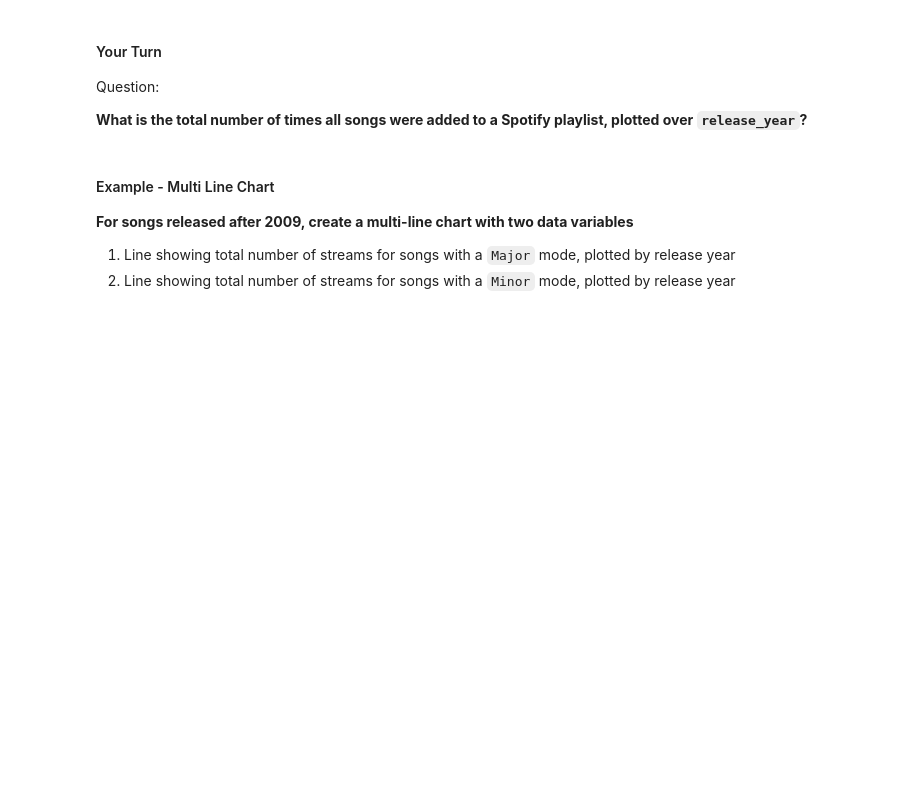
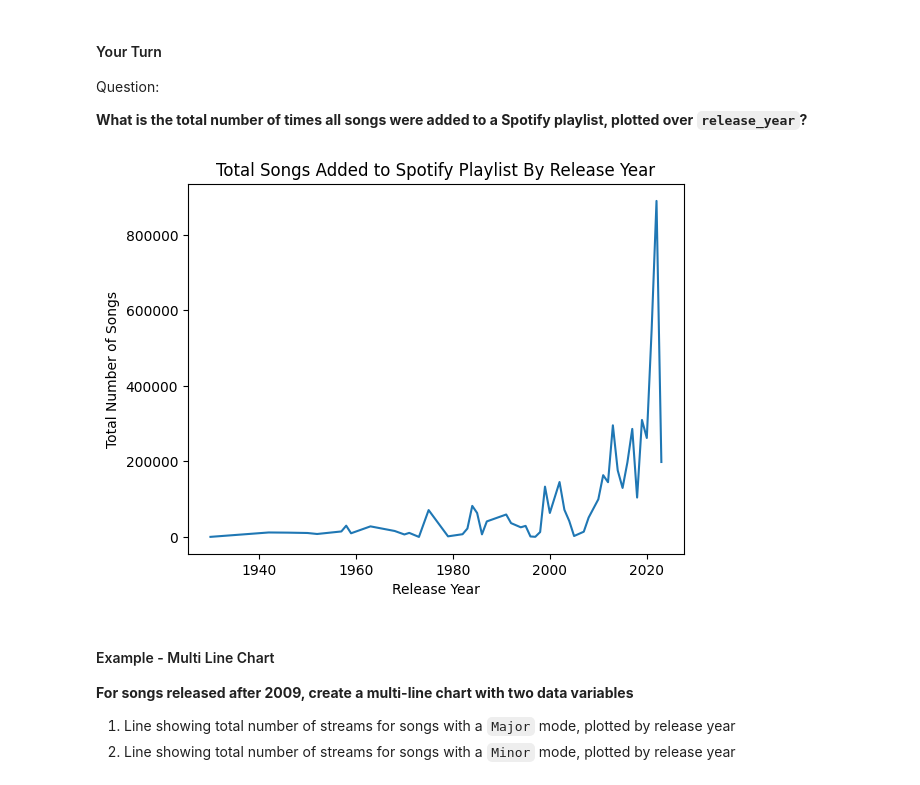
Before and after one commit to ornelagolloshi25/data-analysis-projects-class-19-and-20, a Jupyter notebook: class-19/exercises/data-viz-exercises.ipynb, the cells around one changed output. Saved outputs shown, nothing was run; the diff lists cells and outputs as text; code cells hidden in the pictures; blank space fills up the shorter version.

```diff
--- a/class-19/exercises/data-viz-exercises.ipynb
+++ b/class-19/exercises/data-viz-exercises.ipynb
@@ -106,3 +104,19 @@ Question:
+# %%
+# Code Here
+# Group by release year and sum the playlist counts
+sum_by_year = df.groupby("released_year")["in_spotify_playlists"].sum().reset_index()
+
+# Sort by year
+sum_by_year = sum_by_year.sort_values("released_year")
+
+# Plot
+plt.plot(sum_by_year["released_year"], sum_by_year["in_spotify_playlists"])
+plt.title("Total Songs Added to Spotify Playlist By Release Year")
+plt.xlabel("Release Year")
+plt.ylabel("Total Number of Songs")
+plt.show()
+# %% [output]
+[figure, added]
 # %% [markdown]
 #### Example - Multi Line Chart
 
```
Also changed, not shown: parts of 22 cells of this notebook.
